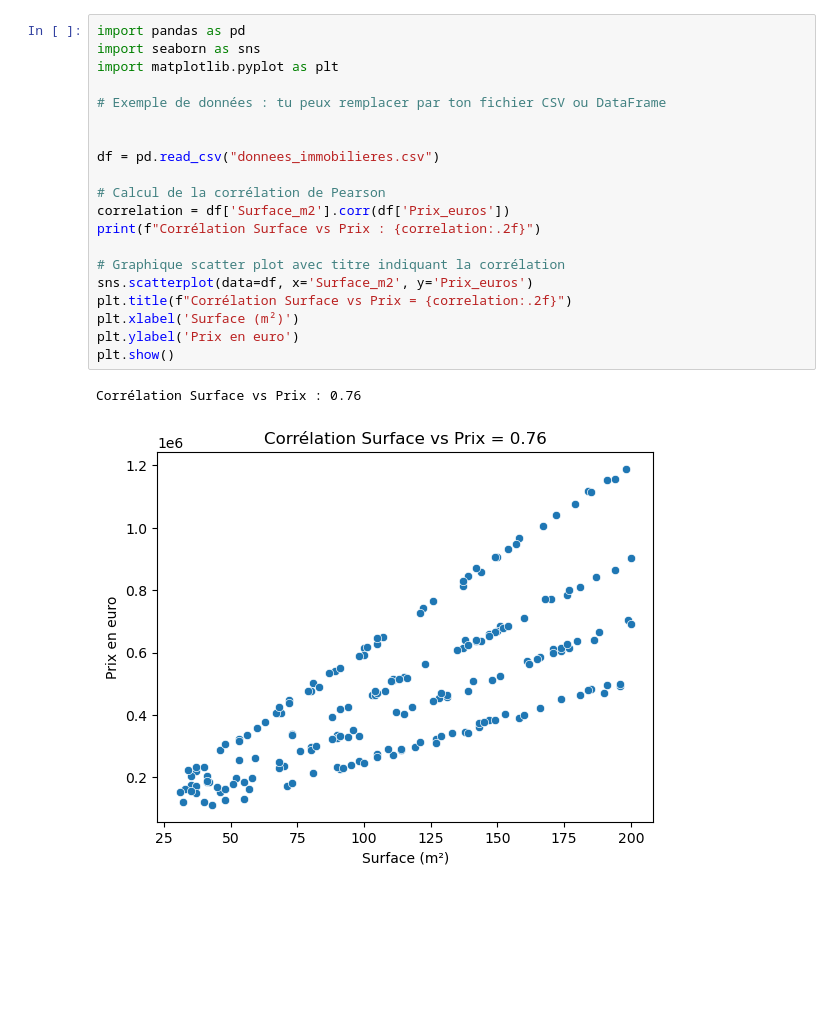
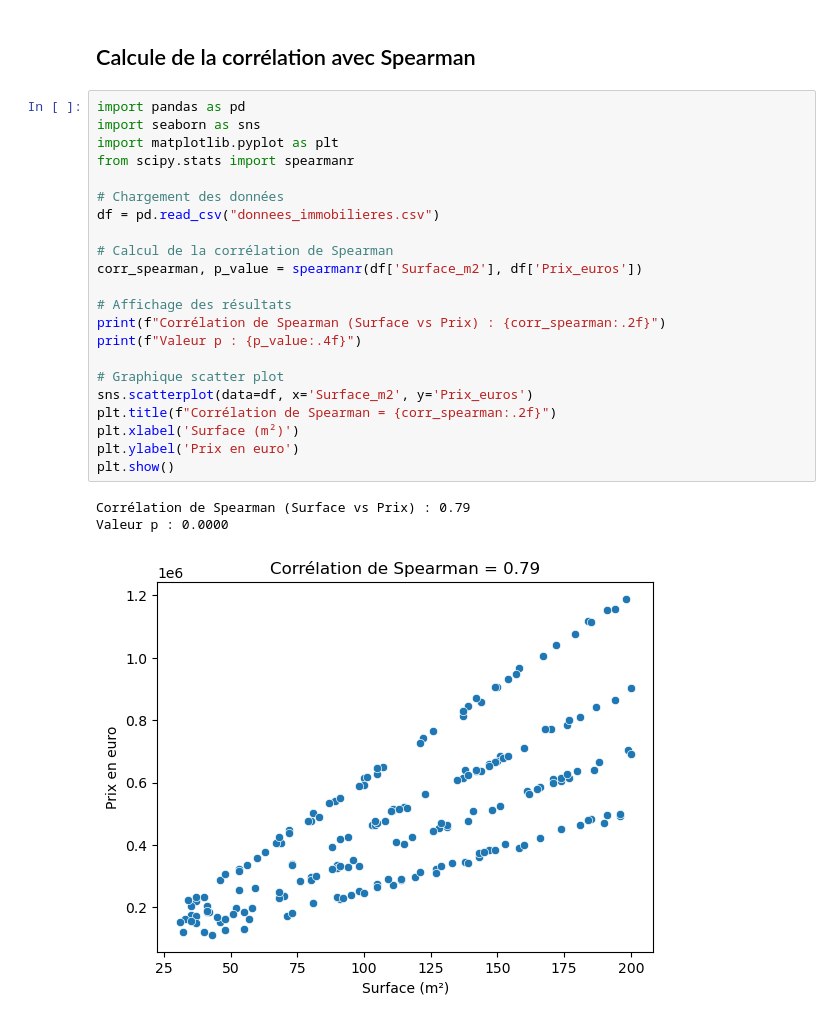
Before and after one commit to Yohan0412/Analyse-Data-immobiliere, a Jupyter notebook: Untitled.ipynb, the cells around one changed output. Saved outputs shown, nothing was run; the diff lists cells and outputs as text; blank space fills up the shorter version.

```diff
--- a/Untitled.ipynb
+++ b/Untitled.ipynb
@@ -1,23 +35,28 @@
+# %% [markdown]
+## Calcule de la corrélation avec Spearman
 # %%
 import pandas as pd
 import seaborn as sns
 import matplotlib.pyplot as plt
+from scipy.stats import spearmanr
 
-# Exemple de données : tu peux remplacer par ton fichier CSV ou DataFrame
-
-
+# Chargement des données
 df = pd.read_csv("donnees_immobilieres.csv")
 
-# Calcul de la corrélation de Pearson
-correlation = df['Surface_m2'].corr(df['Prix_euros'])
-print(f"Corrélation Surface vs Prix : {correlation:.2f}")
+# Calcul de la corrélation de Spearman
+corr_spearman, p_value = spearmanr(df['Surface_m2'], df['Prix_euros'])
 
-# Graphique scatter plot avec titre indiquant la corrélation
+# Affichage des résultats
+print(f"Corrélation de Spearman (Surface vs Prix) : {corr_spearman:.2f}")
+print(f"Valeur p : {p_value:.4f}")
+
+# Graphique scatter plot
 sns.scatterplot(data=df, x='Surface_m2', y='Prix_euros')
-plt.title(f"Corrélation Surface vs Prix = {correlation:.2f}")
+plt.title(f"Corrélation de Spearman = {corr_spearman:.2f}")
 plt.xlabel('Surface (m²)')
 plt.ylabel('Prix en euro')
 plt.show()
 # %% [output]
-Corrélation Surface vs Prix : 0.76
+Corrélation de Spearman (Surface vs Prix) : 0.79
+Valeur p : 0.0000
-[figure, old version]
+[figure, new version]
```
Also changed, not shown: parts of 4 cells of this notebook, 2 other files.
